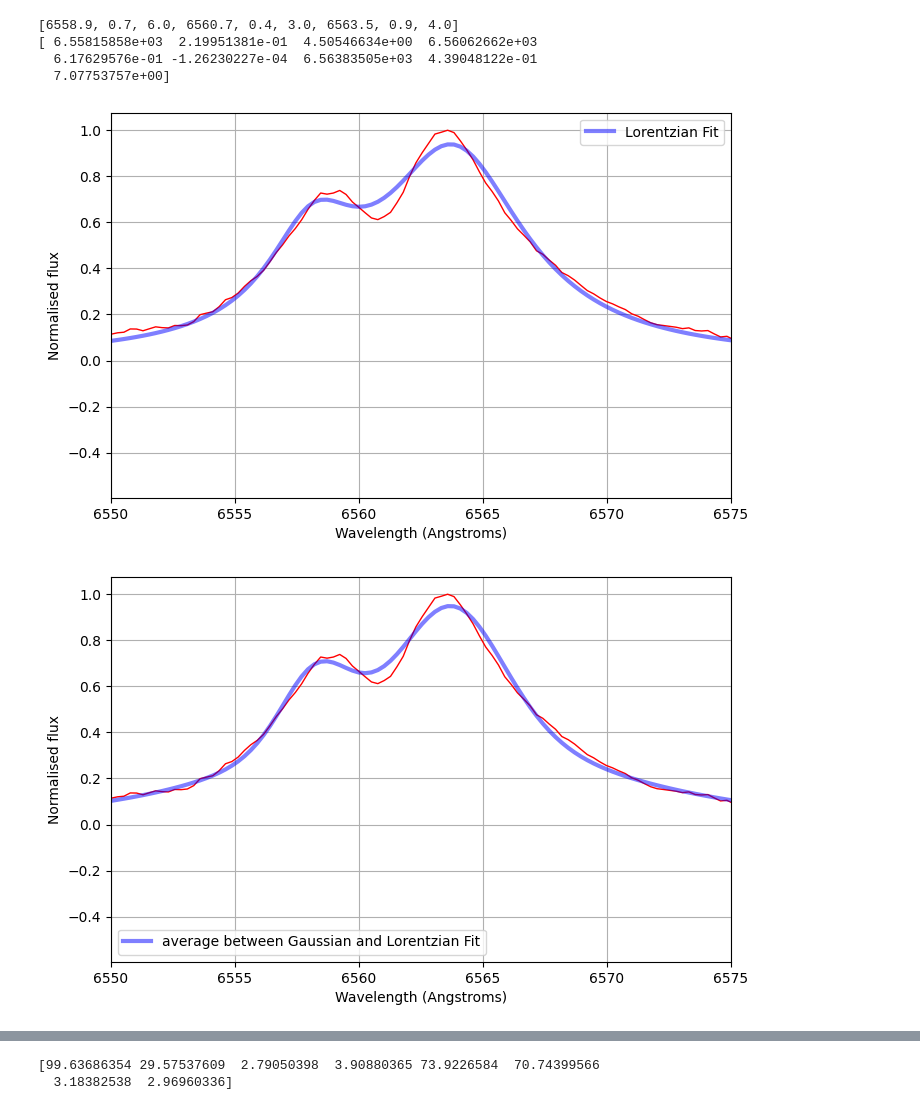
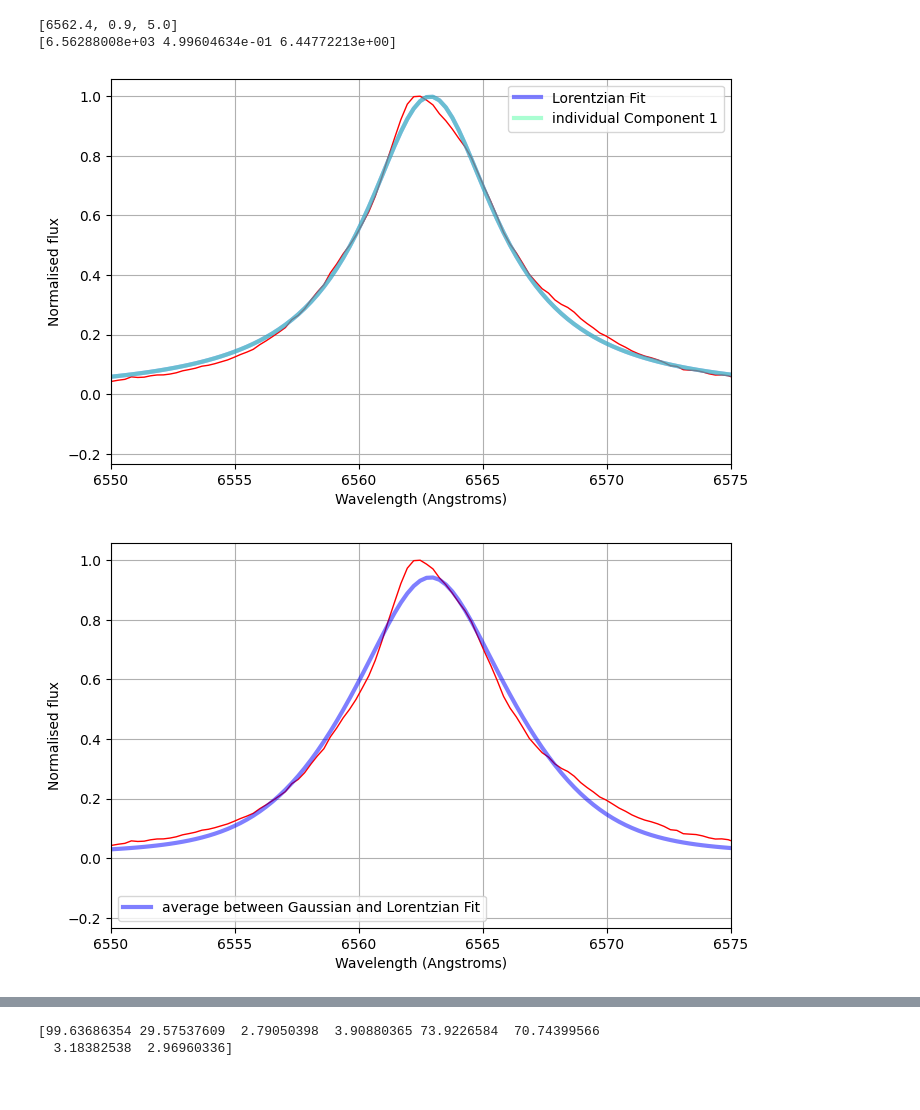
Before and after one commit to Sidius-DEV/IR_Variability_Of_BeXRBs_PhD, a Jupyter notebook: Scripts/Test_H_alpha_gausian_fitting.ipynb, the cells around one changed output, grey strips where cells are left out. Cells and saved outputs as stored; diff of their text form; code cells hidden in the pictures.

```diff
--- a/Scripts/Test_H_alpha_gausian_fitting.ipynb
+++ b/Scripts/Test_H_alpha_gausian_fitting.ipynb
@@ -1,12 +1,12 @@
 # %%
 # Gaussians python script:
 import math
+import random
 from scipy.optimize import curve_fit
 from scipy.special import voigt_profile
 from scipy.signal import find_peaks
 import numpy as np
 import matplotlib.pyplot as plt
-from matplotlib.widgets import Button
 from specutils import Spectrum1D
 from specutils.fitting import fit_generic_continuum as fgc
 from astropy import units as u
@@ -15,7 +15,7 @@ quantity_support()
 
 # Script to perform multiple Gaussian/Lorentzian/Voigt fits on the, single/double peak H-alpha line (on the blue, center and red peak)
 
-file = np.loadtxt("smbxgpP201401200077_cr_cg_wr_01.txt") # smbxgpP201206270016_cr_cg_wr_01.txt smbxgpP201401200077_cr_cg_wr_01.txt smbxgpP202001120152_cr_cg_wr_01.txt
+file = np.loadtxt("smbxgpP201206270016_cr_cg_wr_01.txt") # smbxgpP201206270016_cr_cg_wr_01.txt smbxgpP201401200077_cr_cg_wr_01.txt smbxgpP202001120152_cr_cg_wr_01.txt
 x = file[:,0]
 y = file[:,1]
 
@@ -240,7 +240,7 @@ guess = Smooth_find_double_peak_coords(x,y)
 #guess += [60+80*i, 46000, 25]
 
 
-popt, pcov = curve_fit(func_gaus, x, y, p0=guess)
+popt, pcov = curve_fit(func_gaus, x, y, p0=guess,maxfev=20000)
 print(popt)
 # fit_GAUS = func_gaus(spec.spectral_axis.value, *guess)
 fit_GAUS = func_gaus(x, *popt)
@@ -267,6 +267,15 @@ plt.axvline(x = 6562.8, color = 'orange', linewidth=3, alpha=0.2, label='H{alpha
 plt.plot(x, y, 'r-', linewidth=1,label='Normalised Spectra')
 # plt.plot(spec.spectral_axis.value, fit_GAUS, 'b-', linewidth=3, alpha=0.5,label='Gaussian Fit')
 plt.plot(x, fit_GAUS, 'b-', linewidth=3, alpha=0.5,label='Gaussian Fit')
+c=1
+for i in range(0, len(popt), 3):
+    y_temp = np.zeros_like(x)
+    ctr = popt[i]
+    amp = popt[i+1]
+    wid = popt[i+2]
+    y_temp = func_gaus(x, ctr, amp, wid)
+    plt.plot(x, y_temp, color=(random.random(), random.random(), random.random()), linewidth=3, alpha=0.5,label=f'individual Component {c}')
+    c=c+1
 
 plt.legend()
 #plt.show()
@@ -283,34 +289,41 @@ Valley (λ, flux): (6560.7679, 0.62439645)
 # %%
 ########### Lorentzian fitting and plot:
 # guess = [6555, 1.4, 6.0, 6561.0, -1.1, 3.0, 6565.0, 1.6, 4.0]
 # guess = find_double_peak_coords(spec.spectral_axis.value,(spec.flux/y_cont_fitted).value)
 print(guess)
     #for i in range(1):
 #guess += [60+80*i, 46000, 25]
 
 
-popt, pcov = curve_fit(func_lorentzian, x, y, p0=guess)
+popt, pcov = curve_fit(func_lorentzian, x, y, p0=guess,maxfev=20000)
 print(popt)
 fit_LORERTZIAN = func_lorentzian(x, *popt)
 
 fig=plt.figure(figsize=(graph_W,graph_H)) #create the figure
 # plt.yscale('log')
 plt.grid('minor')
 plt.xlabel('Wavelength (Angstroms)')
 plt.ylabel('Normalised flux')
 plt.xlim(xmin,xmax)
 plt.plot(x, y, 'r-', linewidth=1)
 plt.plot(x, fit_LORERTZIAN , 'b-', linewidth=3, alpha=0.5, label='Lorentzian Fit')
+c=1
+for i in range(0, len(popt), 3):
+    y_temp = np.zeros_like(x)
+    ctr = popt[i]
+    amp = popt[i+1]
+    wid = popt[i+2]
+    y_temp = func_lorentzian(x, ctr, amp, wid)
+    plt.plot(x, y_temp, color=(random.random(), random.random(), random.random()), linewidth=3, alpha=0.5,label=f'individual Component {c}')
+    c=c+1
 plt.legend()
 #plt.show()
 plt.savefig('Lorentzian_demo.png')
 ###########
 # %% [output]
-[6558.9, 0.7, 6.0, 6560.7, 0.4, 3.0, 6563.5, 0.9, 4.0]
-[ 6.55815858e+03  2.19951381e-01  4.50546634e+00  6.56062662e+03
-  6.17629576e-01 -1.26230227e-04  6.56383505e+03  4.39048122e-01
-  7.07753757e+00]
+[6562.4, 0.9, 5.0]
+[6.56288008e+03 4.99604634e-01 6.44772213e+00]
-[figure, old version]
+[figure, new version]
 # %%
 ########### Agerage between GAUS and LORERNTZ fits, fitting and plot:
 
@@ -329,7 +342,7 @@ plt.legend()
 plt.savefig('Average_GAUS_LORENTZ_demo.png')
 ###########
 # %% [output]
-[figure, old version]
+[figure, new version]
 # %%
 ########### Voigt fitting and plot:
 
```
Also changed, not shown: parts of 4 cells of this notebook, 4 other files.
